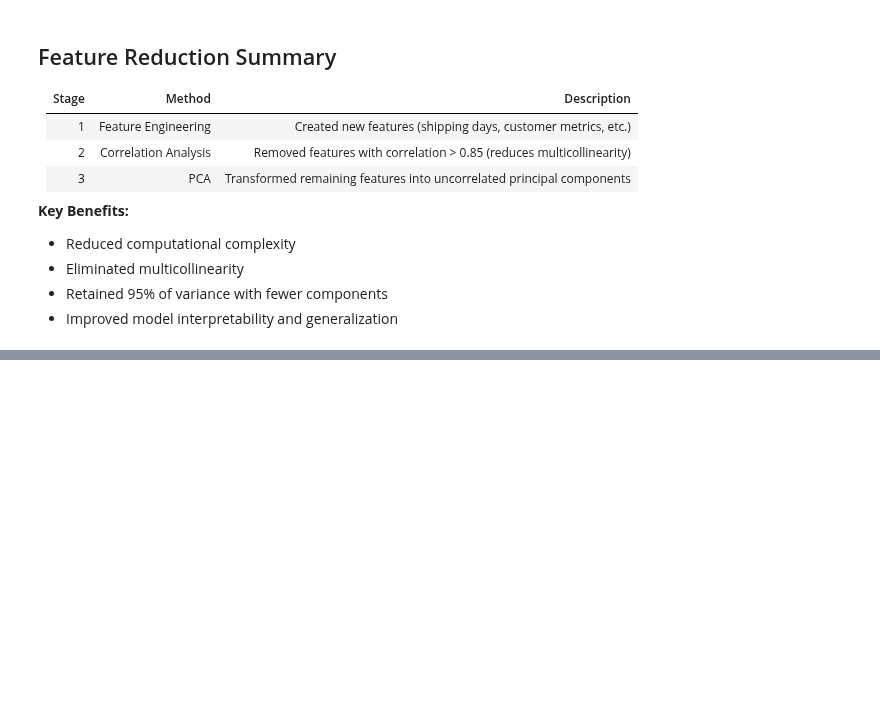
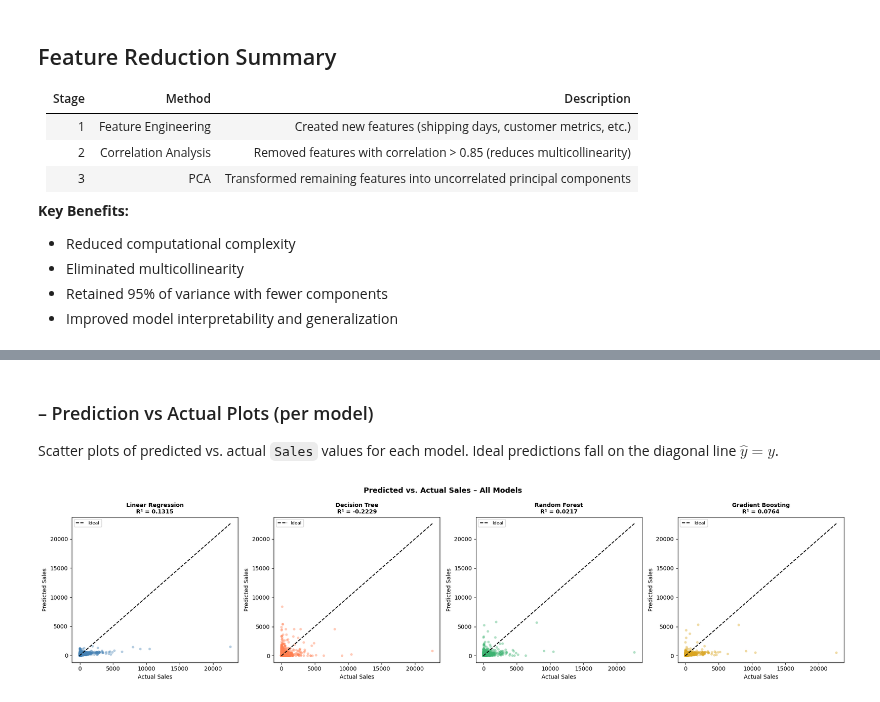
Before and after one commit to kritishaaaaa/Predicting-Seasonal-Sales-Trend, a Jupyter notebook: index.ipynb, the cells around one changed output, grey strips where cells are left out. Saved outputs shown, nothing was run; the diff lists cells and outputs as text; code cells hidden in the pictures; blank space fills up the shorter version.

```diff
--- a/index.ipynb
+++ b/index.ipynb
@@ -1514,0 +1818,28 @@ FEATURE REDUCTION SUMMARY
+# %% [markdown]
+###  – Prediction vs Actual Plots (per model)
+
+Scatter plots of predicted vs. actual `Sales` values for each model. Ideal predictions fall on the diagonal line $\hat{y} = y$.
+# %%
+# Predicted vs Actual scatter plots for each model
+fig, axes = plt.subplots(1, len(trained_models), figsize=(5 * len(trained_models), 5))
+if len(trained_models) == 1:
+    axes = [axes]
+
+for ax, (name, model), color in zip(axes, trained_models.items(), colors):
+    y_pred = model.predict(X_test)
+    ax.scatter(y_test, y_pred, alpha=0.4, color=color, edgecolors='none', s=20)
+    # Perfect prediction line
+    min_val = min(y_test.min(), y_pred.min())
+    max_val = max(y_test.max(), y_pred.max())
+    ax.plot([min_val, max_val], [min_val, max_val], 'k--', linewidth=1.5, label='Ideal')
+    r2 = r2_score(y_test, y_pred)
+    ax.set_title(f'{name}\nR² = {r2:.4f}', fontsize=10, fontweight='bold')
+    ax.set_xlabel('Actual Sales')
+    ax.set_ylabel('Predicted Sales')
+    ax.legend(fontsize=8)
+
+plt.suptitle('Predicted vs. Actual Sales – All Models', fontsize=13, fontweight='bold')
+plt.tight_layout()
+plt.show()
+# %% [output]
+[figure, added]
```
Also changed, not shown: parts of 19 cells of this notebook, 1 other file.
